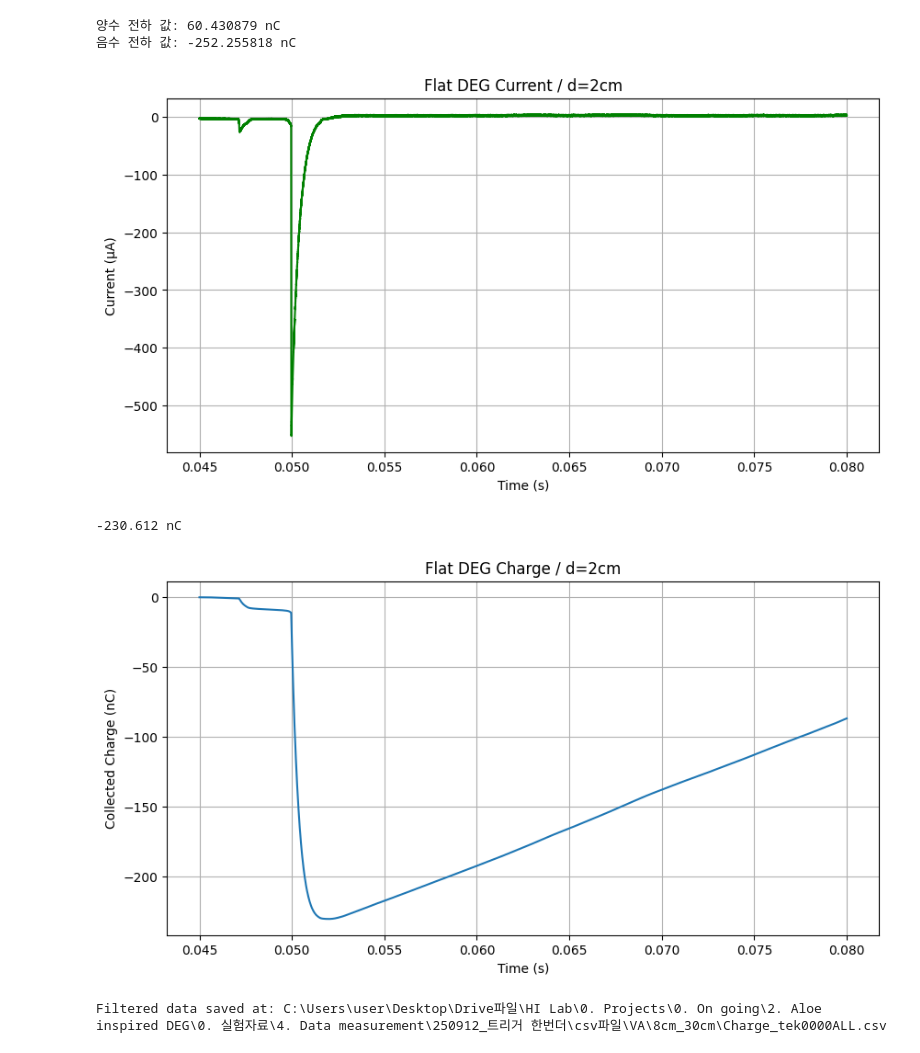
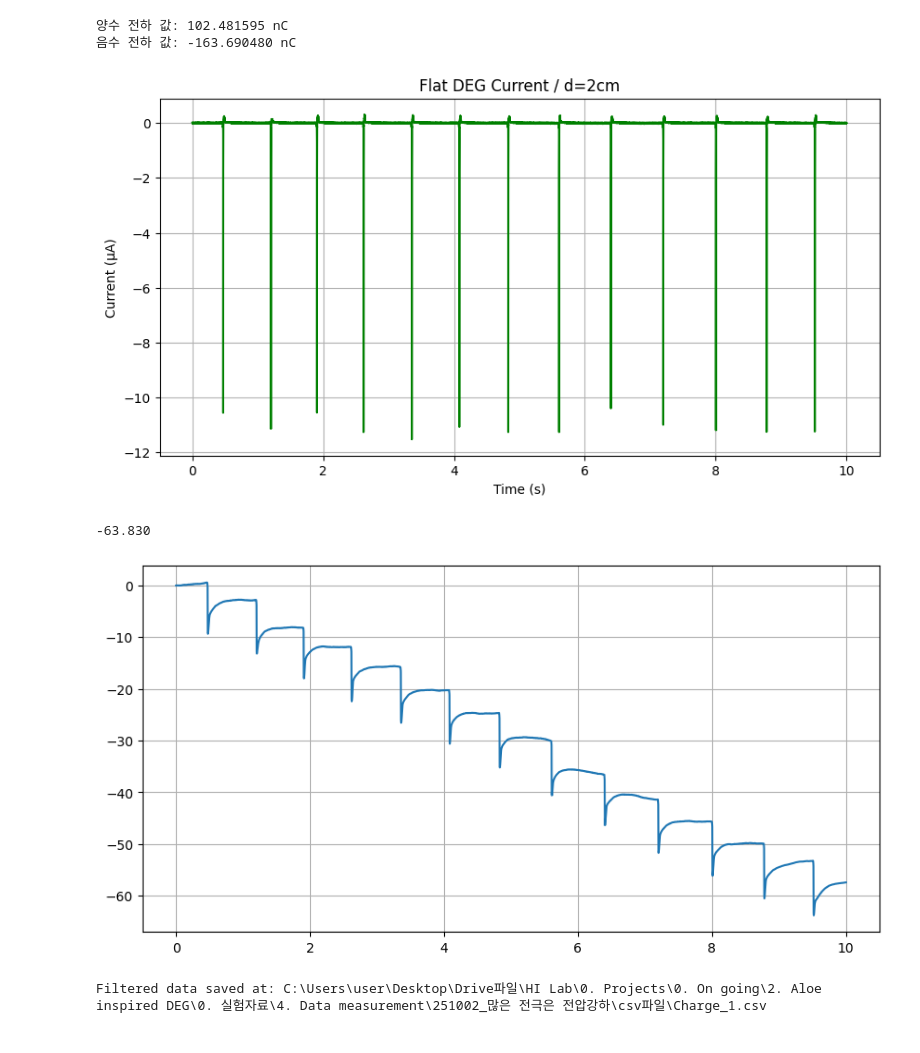
Before and after one commit to Gibeom-Lee/GB_practicing, a Jupyter notebook: data_processing/Integral.ipynb, the cells around one changed output. Saved outputs shown, nothing was run; the diff lists cells and outputs as text; code cells hidden in the pictures.

```diff
--- a/data_processing/Integral.ipynb
+++ b/data_processing/Integral.ipynb
@@ -12,10 +12,13 @@ import os
 from scipy.signal import find_peaks
 # %%
 # 사용자 변경
-file_path = r"C:\Users\user\Desktop\Drive파일\HI Lab\0. Projects\0. On going\2. Aloe inspired DEG\0. 실험자료\4. Data measurement\250912_트리거 한번더\csv파일\VA\8cm_30cm\tek0000ALL.csv"
+file_path = r"C:\Users\user\Desktop\Drive파일\HI Lab\0. Projects\0. On going\2. Aloe inspired DEG\0. 실험자료\4. Data measurement\251002_많은 전극은 전압강하\csv파일\1.csv"
 
 # 얼마나 앞뒤 비율 사용할 것인지 (%) ===
-fraction_percent = 5  # 앞뒤 몇 %를 baseline 추정에 사용할지 조정 ####여기에서 오차 발생이 생길 수 있음.
+fraction_percent = 0.1  # 앞뒤 몇 %를 baseline 추정에 사용할지 조정 ####여기에서 오차 발생이 생길 수 있음.
+
+# *ex) (10) = 10 μA/V 기준  %%%%%%%%% 중요 %%%%%%%%% 중요 %%%%%%%%% 중요 %%%%%%%%% 중요 %%%%%%%%% 중요 %%%%%%%%% 중요 %%%%%%%%%
+Current_scale = 1
 # %%
 df = pd.read_csv(file_path, header=None, skiprows=30)
 
@@ -112,6 +111,6 @@ Time: 0.05213 s, Current: -2.823 μA
 # %%
 # 2. 특정 범위 선택
-time_range = ( 0.045 , 0.08 ) ########################## MUST BE MODIFIED MANUALLY
+time_range = ( 0 , 10 ) ########################## MUST BE MODIFIED MANUALLY
 df_filtered = df[(df.iloc[:, 0] >= time_range[0]) & (df.iloc[:, 0] <= time_range[1])]
 
 # 양수/음수 분리
@@ -169,47 +168,49 @@ print(f"음수 전하 값: {n_charge:.6f} nC")
 plt.figure(figsize=(10, 5))
 plt.plot(df_filtered.iloc[:, 0], df_filtered.iloc[:, 1], label="Current", color='g')
 plt.xlabel("Time (s)")
-plt.ylabel("Current (μA)") ### 단위 고려 중요
-plt.title("Flat DEG Current / d=2cm")
+#plt.ylabel("Current (μA)") ### 단위 고려 중요
+#plt.title("Flat DEG Current / d=2cm")
 #plt.ylim(-45, 5)
 #plt.legend()
 plt.grid(True)
 plt.show()
 # %% [output]
-양수 전하 값: 60.430879 nC
-음수 전하 값: -252.255818 nC
+양수 전하 값: 102.481595 nC
+음수 전하 값: -163.690480 nC
-[figure, old version]
+[figure, new version]
 # %%
 # ---- 아래 셀은 offset 바꿔가며 여러 번 실행해도 누적 안됨 ----
-offset_value = 3########################## MUST BE MODIFIED MANUALLY
+offset_value = 0########################## MUST BE MODIFIED MANUALLY
 
 # 딱 한 번만 실행해서 '기준'을 저장
 df_filtered_base = df_filtered.copy(deep=True)  # 원본 백업
 current_adj = df_filtered_base["Current"] + offset_value
 
 # 적분
 cumulative_charge = 1e3 * cumulative_trapezoid(current_adj.to_numpy(),
                                                df_filtered_base["Time"].to_numpy(),
                                                initial=0)
 
 # 플롯
-print(f"{np.min(cumulative_charge):.3f} nC")
+#print(f"{np.min(cumulative_charge):.3f} nC")
+print(f"{np.min(cumulative_charge):.3f}")
 plt.figure(figsize=(10, 5))
 #plt.ylim(-0.37,0.02)
 plt.plot(df_filtered_base["Time"], cumulative_charge, label="Cumulative Charge")
-plt.xlabel("Time (s)"); plt.ylabel("Collected Charge (nC)")
-plt.title("Flat DEG Charge / d=2cm"); plt.grid(True); plt.show()
+#plt.xlabel("Time (s)"); plt.ylabel("Collected Charge (nC)")
+#plt.title("Flat DEG Charge / d=2cm");
+plt.grid(True); plt.show()
 
 
 # 8. 필터링된 데이터 저장
 folder_path = os.path.dirname(file_path)
 original_filename = os.path.basename(file_path)
 filtered_file_name = f"Charge_{original_filename}"
 filtered_file_path = os.path.join(folder_path, filtered_file_name)
 df_filtered.to_csv(filtered_file_path, index=False)
 
 print(f"Filtered data saved at: {filtered_file_path}")
 # %% [output]
--230.612 nC
+-63.830
-[figure, old version]
+[figure, new version]
-Filtered data saved at: C:\Users\user\Desktop\Drive파일\HI Lab\0. Projects\0. On going\2. Aloe inspired DEG\0. 실험자료\4. Data measurement\250912_트리거 한번더\csv파일\VA\8cm_30cm\Charge_tek0000ALL.csv
+Filtered data saved at: C:\Users\user\Desktop\Drive파일\HI Lab\0. Projects\0. On going\2. Aloe inspired DEG\0. 실험자료\4. Data measurement\251002_많은 전극은 전압강하\csv파일\Charge_1.csv
```
Also changed, not shown: parts of 2 cells of this notebook.
